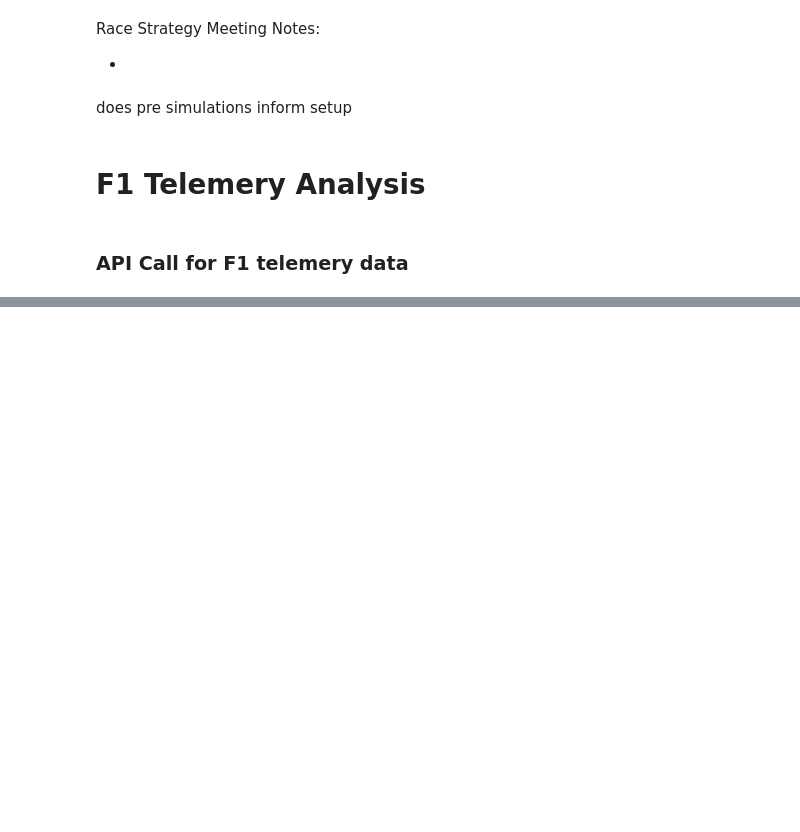
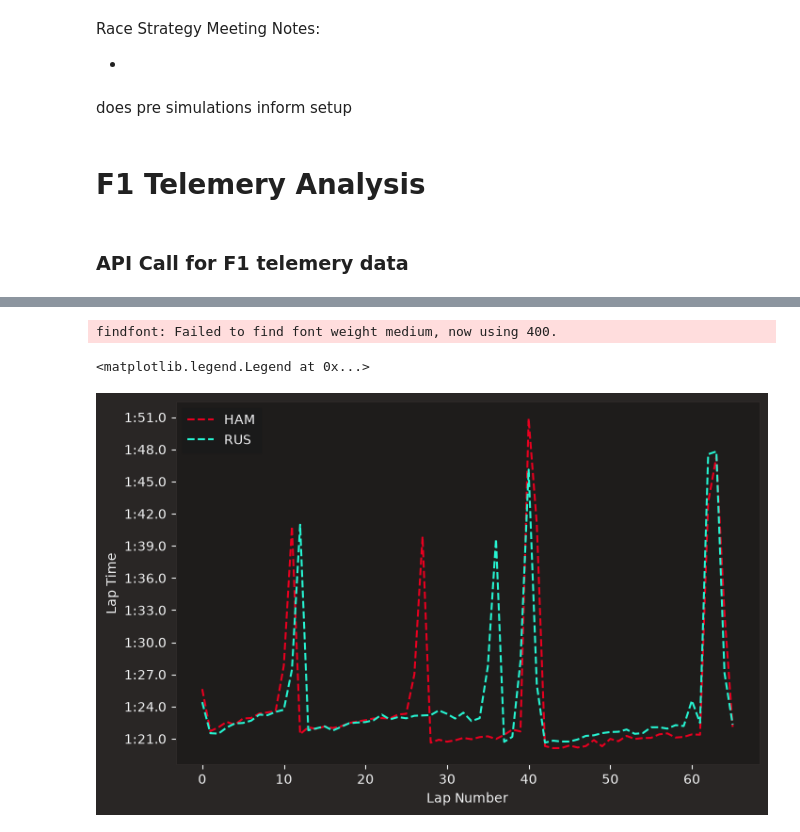
Before and after one commit to Samll321/Race-Strategy-Calculator, a Jupyter notebook: Strategy Test.ipynb, the cells around one changed output, grey strips where cells are left out. Drawn from its saved outputs; the diff is of its cells as text; code cells hidden in the pictures; blank space fills up the shorter version.

```diff
--- a/Strategy Test.ipynb
+++ b/Strategy Test.ipynb
@@ -290,0 +328,8 @@ does pre simulations inform setup
+# %%
+driver = 'HAM'
+raceNum = 7
+year = 2026
+seshType = 'R'
+# %%
+session = fastf1.get_session(year, raceNum, seshType)
+session.load()
@@ -290,0 +352,18 @@ does pre simulations inform setup
+# %%
+fig, ax = plt.subplots(figsize=(8, 5))
+
+for driver in ('HAM', 'RUS'):
+    laps = session.laps.pick_drivers(driver).reset_index()
+    style = plotting.get_driver_style(identifier=driver,
+                                      style=['color', 'linestyle'],
+                                      session=session)
+    ax.plot(laps['LapTime'], **style, label=driver)
+
+# add axis labels and a legend
+ax.set_xlabel("Lap Number")
+ax.set_ylabel("Lap Time")
+ax.legend()
+# %% [output]
+findfont: Failed to find font weight medium, now using 400.
+<matplotlib.legend.Legend at 0x...>
+[figure, added]
```
Also changed, not shown: parts of 17 cells of this notebook.
